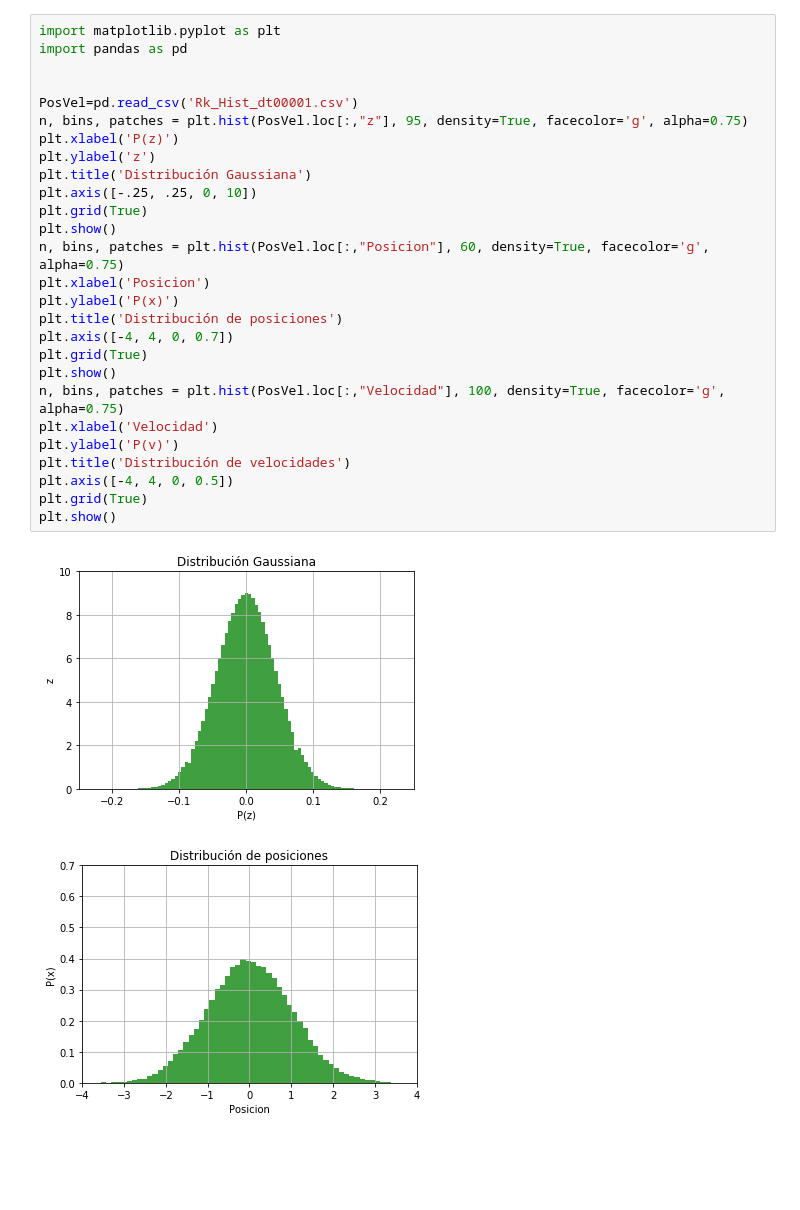
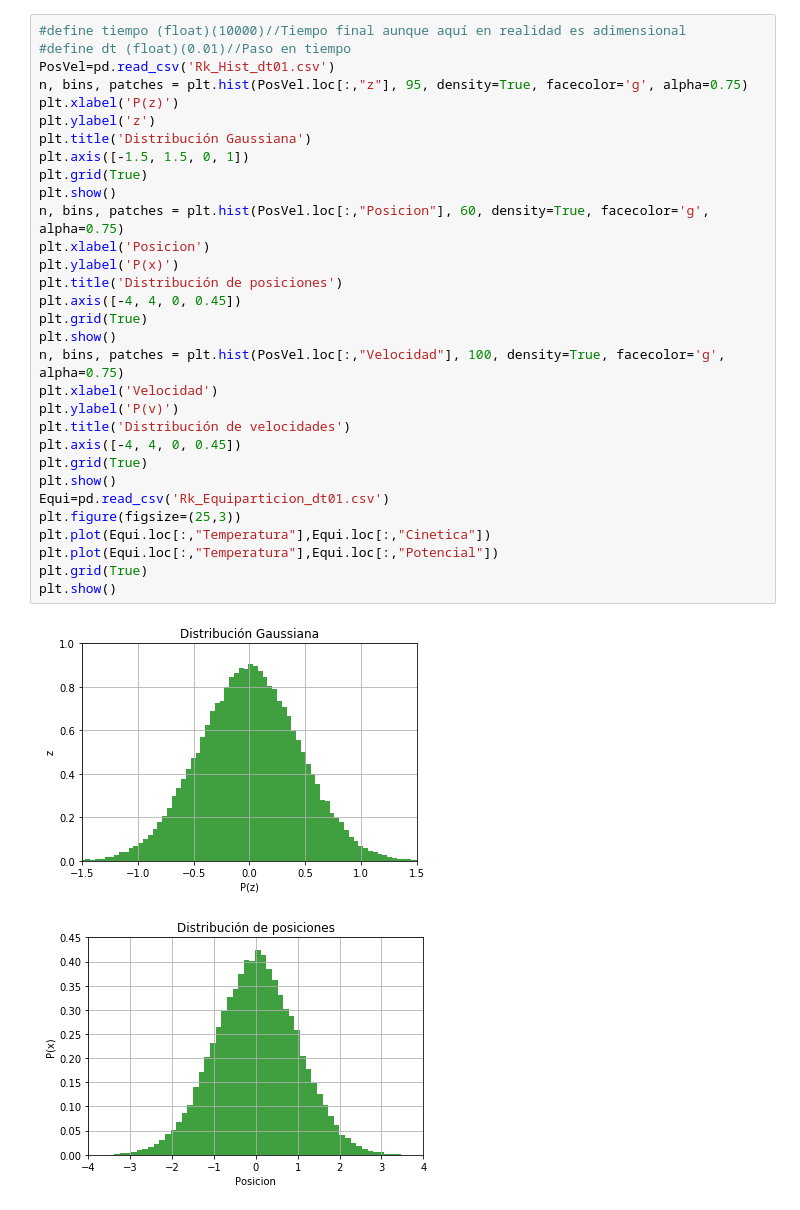
Before and after one commit to 682448/TFIII-P5, a Jupyter notebook: Oscilador/README.ipynb, the cells around one changed output. Drawn from its saved outputs; the diff is of its cells as text; blank space fills up the shorter version.

```diff
--- a/Oscilador/README.ipynb
+++ b/Oscilador/README.ipynb
@@ -1,30 +120,34 @@
 # %%
-import matplotlib.pyplot as plt
-import pandas as pd
-
-
-PosVel=pd.read_csv('Rk_Hist_dt00001.csv')
+#define tiempo (float)(10000)//Tiempo final aunque aquí en realidad es adimensional
+#define dt (float)(0.01)//Paso en tiempo
+PosVel=pd.read_csv('Rk_Hist_dt01.csv')
 n, bins, patches = plt.hist(PosVel.loc[:,"z"], 95, density=True, facecolor='g', alpha=0.75)
 plt.xlabel('P(z)')
 plt.ylabel('z')
 plt.title('Distribución Gaussiana')
-plt.axis([-.25, .25, 0, 10])
+plt.axis([-1.5, 1.5, 0, 1])
 plt.grid(True)
 plt.show()
 n, bins, patches = plt.hist(PosVel.loc[:,"Posicion"], 60, density=True, facecolor='g', alpha=0.75)
 plt.xlabel('Posicion')
 plt.ylabel('P(x)')
 plt.title('Distribución de posiciones')
-plt.axis([-4, 4, 0, 0.7])
+plt.axis([-4, 4, 0, 0.45])
 plt.grid(True)
 plt.show()
 n, bins, patches = plt.hist(PosVel.loc[:,"Velocidad"], 100, density=True, facecolor='g', alpha=0.75)
 plt.xlabel('Velocidad')
 plt.ylabel('P(v)')
 plt.title('Distribución de velocidades')
-plt.axis([-4, 4, 0, 0.5])
+plt.axis([-4, 4, 0, 0.45])
 plt.grid(True)
 plt.show()
+Equi=pd.read_csv('Rk_Equiparticion_dt01.csv')
+plt.figure(figsize=(25,3))
+plt.plot(Equi.loc[:,"Temperatura"],Equi.loc[:,"Cinetica"])
+plt.plot(Equi.loc[:,"Temperatura"],Equi.loc[:,"Potencial"])
+plt.grid(True)
+plt.show()
 # %% [output]
-[figure, old version]
+[figure, new version]
-[figure, old version]
+[figure, new version]
```
Also changed, not shown: parts of 9 cells of this notebook, 31 other files.
